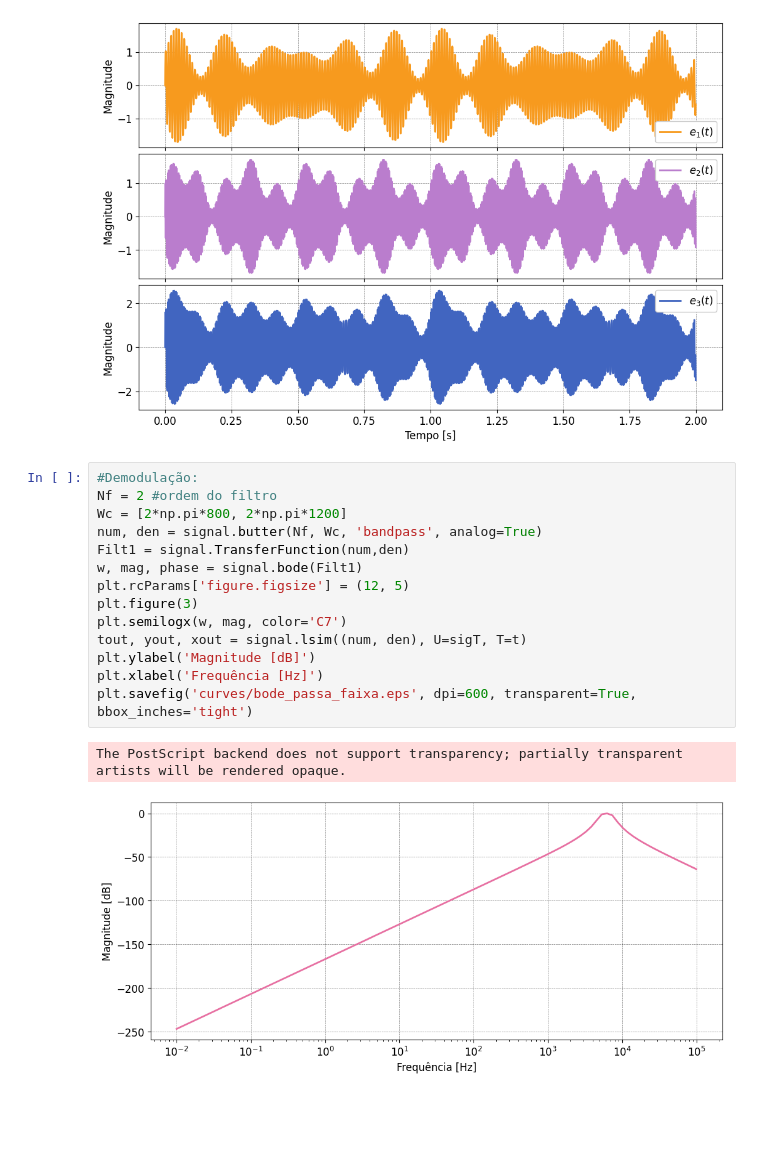
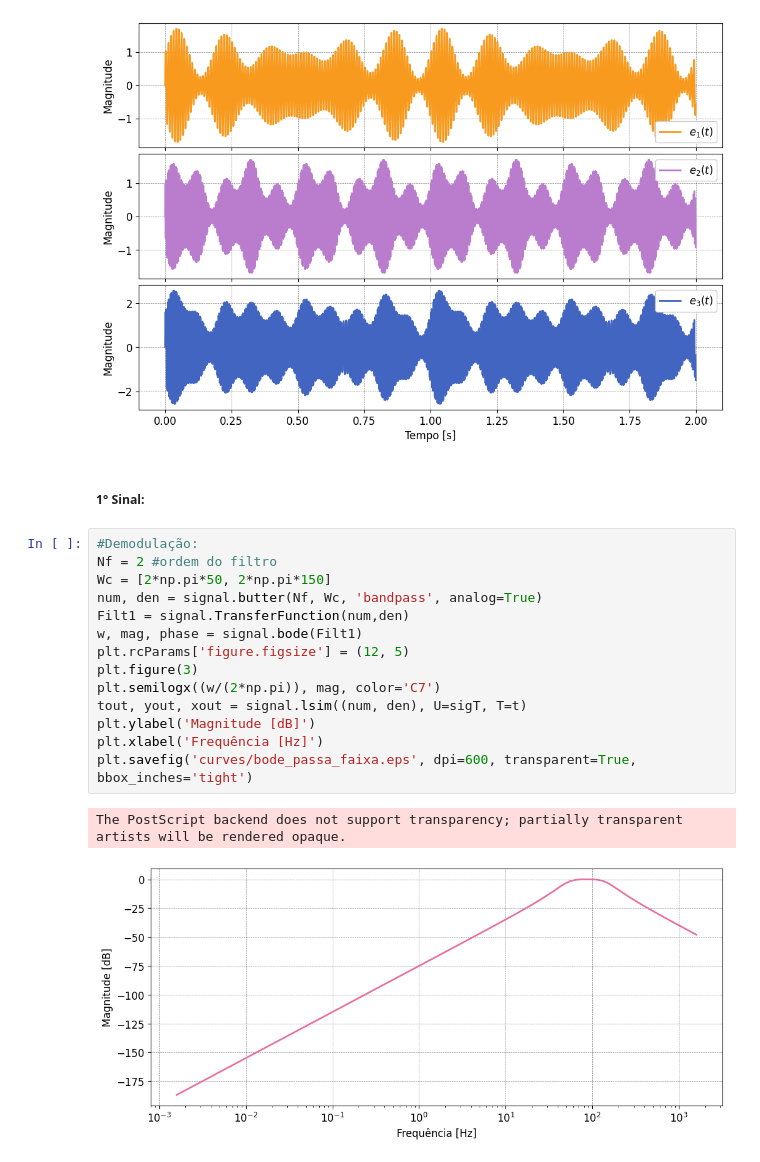
Before and after one commit to ErickNMA/Inst._Ind., a Jupyter notebook: Atividade_3/modulacao.ipynb, the cells around one changed output. Saved outputs shown, nothing was run; the diff lists cells and outputs as text; blank space fills up the shorter version.

```diff
--- a/Atividade_3/modulacao.ipynb
+++ b/Atividade_3/modulacao.ipynb
@@ -71,23 +71,25 @@ plt.savefig('curves/envelope.eps', dpi=600, transparent=True, bbox_inches='tight
 The PostScript backend does not support transparency; partially transparent artists will be rendered opaque.
 <Figure size 1200x800 with 0 Axes>
 [figure]
+# %% [markdown]
+##### 1° Sinal:
 # %%
 #Demodulação:
 Nf = 2 #ordem do filtro
-Wc = [2*np.pi*800, 2*np.pi*1200]
+Wc = [2*np.pi*50, 2*np.pi*150]
 num, den = signal.butter(Nf, Wc, 'bandpass', analog=True)
 Filt1 = signal.TransferFunction(num,den)
 w, mag, phase = signal.bode(Filt1)
 plt.rcParams['figure.figsize'] = (12, 5)
 plt.figure(3)
-plt.semilogx(w, mag, color='C7')
+plt.semilogx((w/(2*np.pi)), mag, color='C7')
 tout, yout, xout = signal.lsim((num, den), U=sigT, T=t)
 plt.ylabel('Magnitude [dB]')
 plt.xlabel('Frequência [Hz]')
 plt.savefig('curves/bode_passa_faixa.eps', dpi=600, transparent=True, bbox_inches='tight')
 # %% [output]
 The PostScript backend does not support transparency; partially transparent artists will be rendered opaque.
-[figure, old version]
+[figure, new version]
 # %%
 plt.rcParams['figure.figsize'] = (12, 5)
 plt.figure(4)
```
Also changed, not shown: parts of 6 cells of this notebook, 5 other files.
